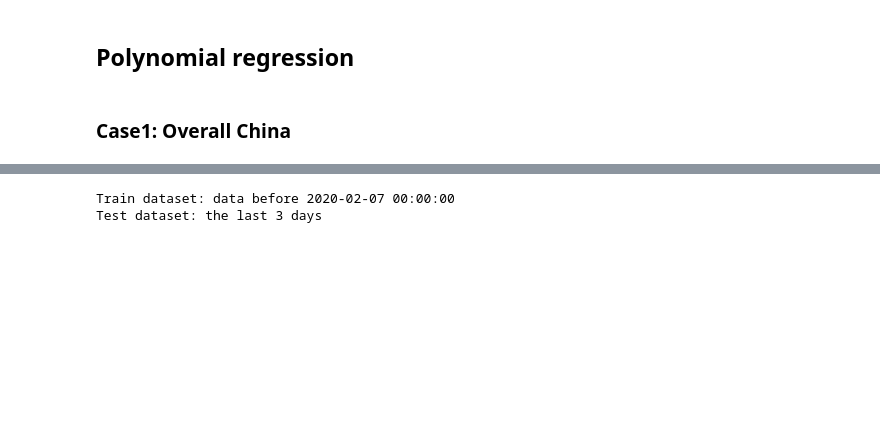
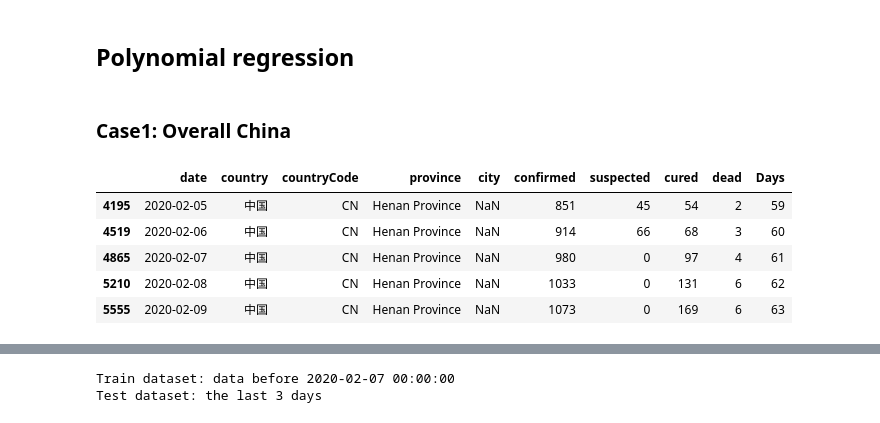
Before and after one commit to docligot/CoronaTracker-simulteModel, a Jupyter notebook: baseline-regression/Baseline_model.ipynb, the cells around one changed output, grey strips where cells are left out. Cells and saved outputs as stored; diff of their text form; code cells hidden in the pictures; blank space fills up the shorter version.

```diff
--- a/baseline-regression/Baseline_model.ipynb
+++ b/baseline-regression/Baseline_model.ipynb
@@ -77,3 +73,12 @@ draw_city_trend("Pingdingshan", df) # my hometown
 ## Polynomial regression
 # %% [markdown]
 ### Case1: Overall China
+# %%
+get_province_df(df, "Henan Province").tail()
+# %% [output]
+|  | date | country | countryCode | province | city | confirmed | suspected | cured | dead | Days |
+| 4195 | 2020-02-05 | 中国 | CN | Henan Province | NaN | 851 | 45 | 54 | 2 | 59 |
+| 4519 | 2020-02-06 | 中国 | CN | Henan Province | NaN | 914 | 66 | 68 | 3 | 60 |
+| 4865 | 2020-02-07 | 中国 | CN | Henan Province | NaN | 980 | 0 | 97 | 4 | 61 |
+| 5210 | 2020-02-08 | 中国 | CN | Henan Province | NaN | 1033 | 0 | 131 | 6 | 62 |
+| 5555 | 2020-02-09 | 中国 | CN | Henan Province | NaN | 1073 | 0 | 169 | 6 | 63 |
```
Also changed, not shown: parts of 3 cells of this notebook.
